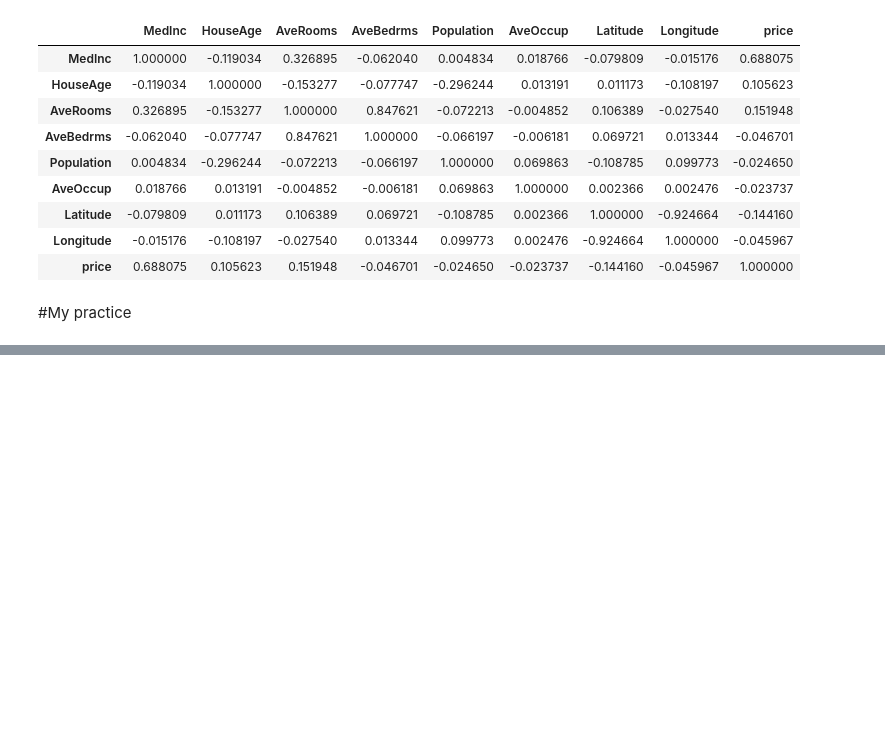
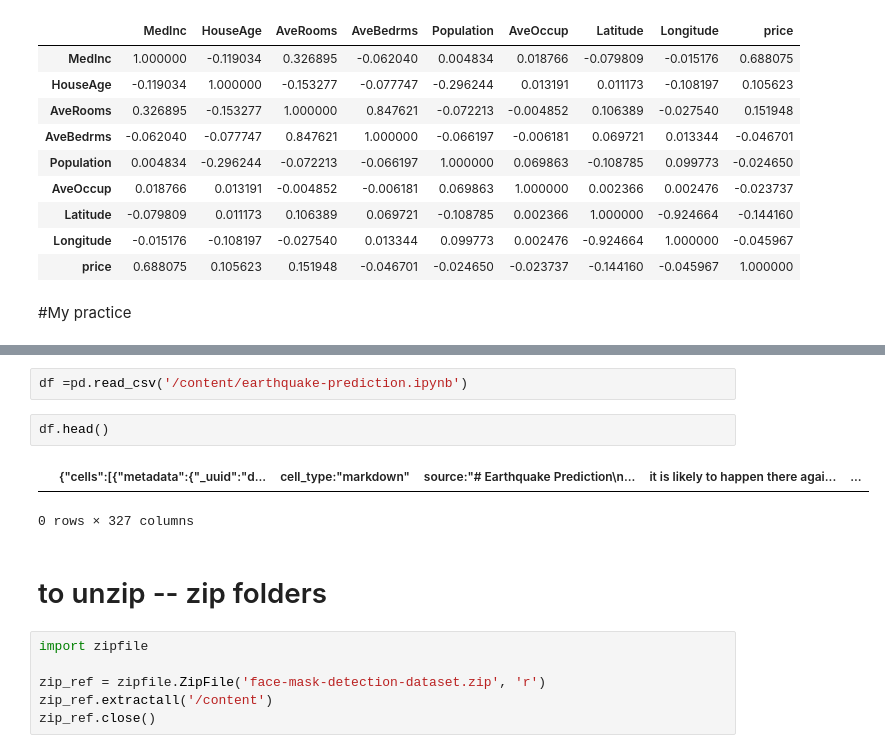
Before and after one commit to Akshay010706/learning-ml-from-scrach, a Jupyter notebook: pythonlibrary/pandas/intro.ipynb, the cells around one changed output, grey strips where cells are left out. Saved outputs shown, nothing was run; the diff lists cells and outputs as text; blank space fills up the shorter version.

```diff
--- a/pythonlibrary/pandas/intro.ipynb
+++ b/pythonlibrary/pandas/intro.ipynb
@@ -396,0 +426,15 @@ housingprice_df.corr()
+# %%
+df =pd.read_csv('/content/earthquake-prediction.ipynb')
+# %%
+df.head()
+# %% [output]
+|  | {"cells":[{"metadata":{"_uuid":"d... | cell_type:"markdown" | source:"# Earthquake Prediction\n... | it is likely to happen there agai... | ... |
+0 rows × 327 columns
+# %% [markdown]
+# to unzip -- zip folders
+# %%
+import zipfile
+
+zip_ref = zipfile.ZipFile('face-mask-detection-dataset.zip', 'r')
+zip_ref.extractall('/content')
+zip_ref.close()
```
Also changed, not shown: parts of 5 cells of this notebook.
